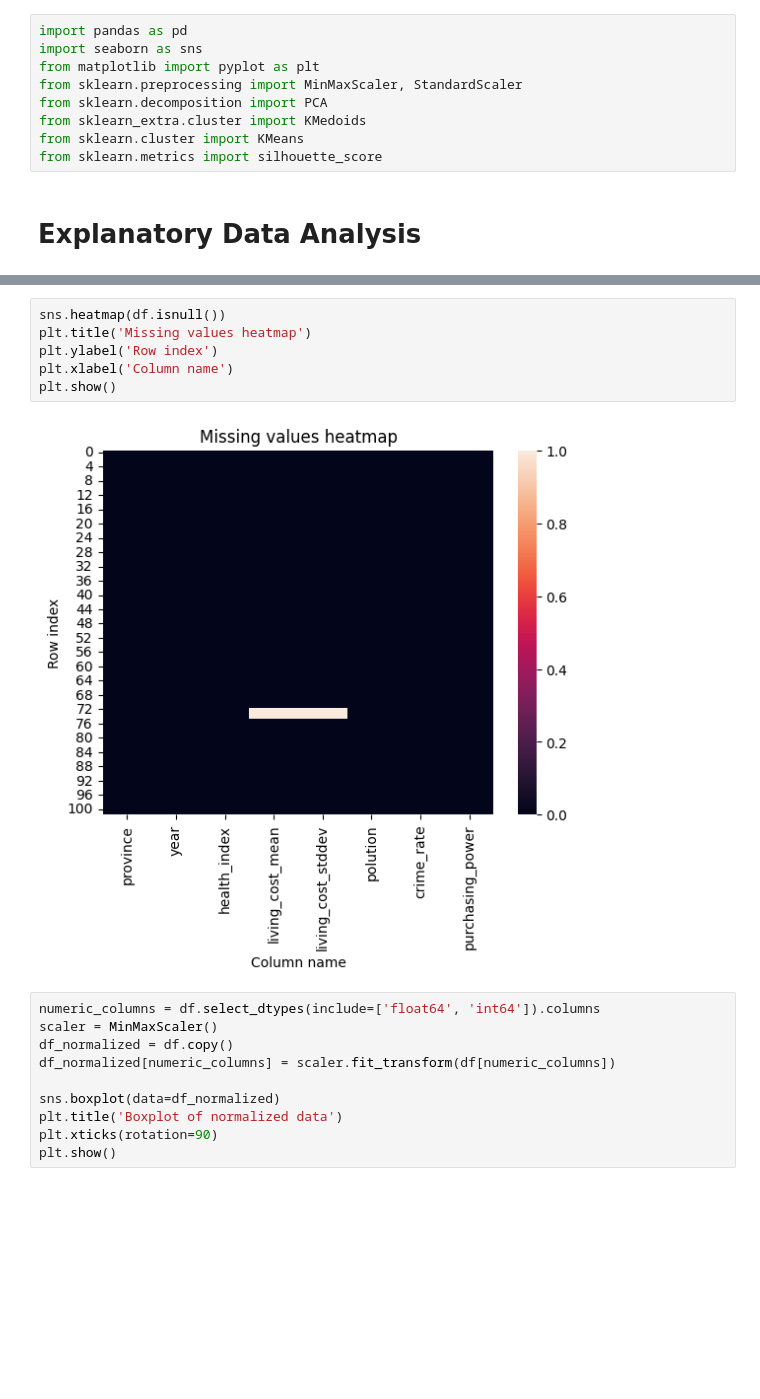
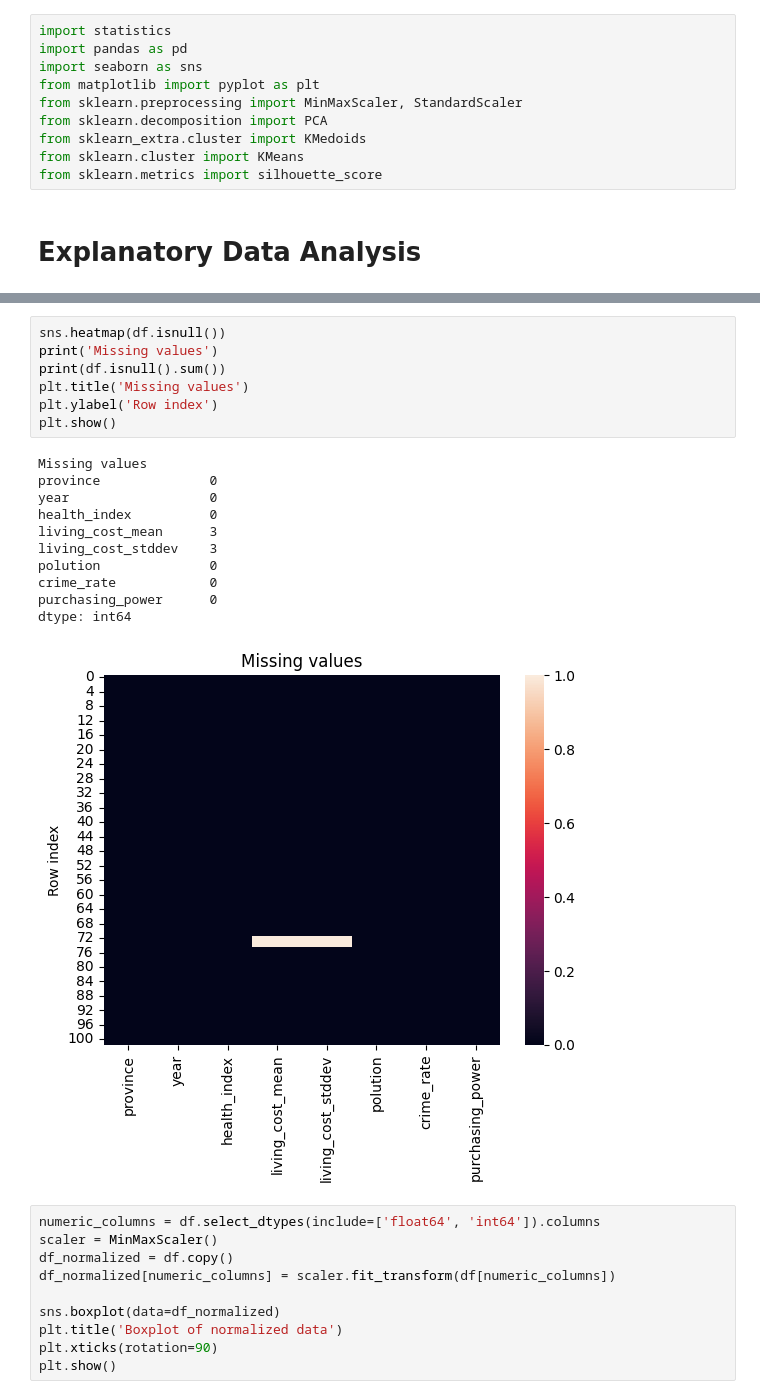
Before and after one commit to Ulveen/livability_index, a Jupyter notebook: model/final.ipynb, the cells around one changed output, grey strips where cells are left out. Drawn from its saved outputs; the diff is of its cells as text; blank space fills up the shorter version.

```diff
--- a/model/final.ipynb
+++ b/model/final.ipynb
@@ -1,4 +1,5 @@
 # %%
+import statistics
 import pandas as pd
 import seaborn as sns
 from matplotlib import pyplot as plt
@@ -30,12 +31,23 @@ dtypes: float64(5), int64(2), object(1)
 memory usage: 6.5+ KB
 # %%
 sns.heatmap(df.isnull())
-plt.title('Missing values heatmap')
+print('Missing values')
+print(df.isnull().sum())
+plt.title('Missing values')
 plt.ylabel('Row index')
-plt.xlabel('Column name')
 plt.show()
 # %% [output]
+Missing values
+province              0
+year                  0
+health_index          0
+living_cost_mean      3
+living_cost_stddev    3
+polution              0
+crime_rate            0
+purchasing_power      0
+dtype: int64
-[figure, old version]
+[figure, new version]
 # %%
 numeric_columns = df.select_dtypes(include=['float64', 'int64']).columns
 scaler = MinMaxScaler()
```
Also changed, not shown: parts of 4 cells of this notebook.
